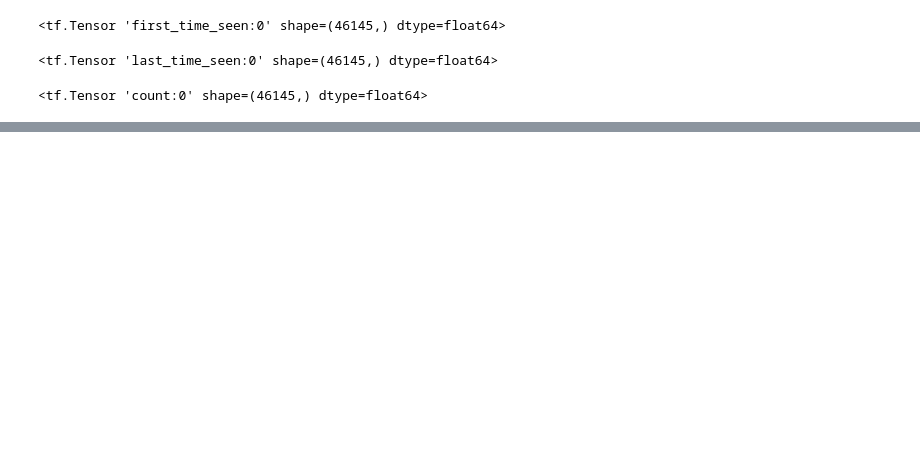
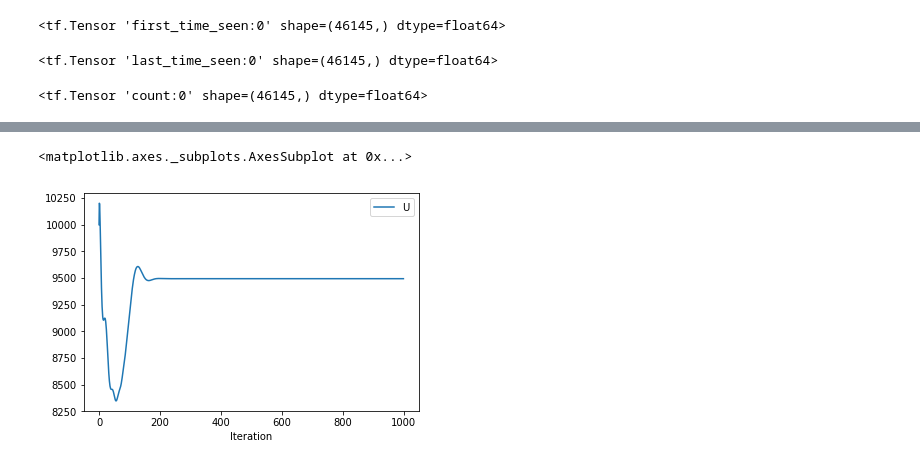
Before and after one commit to ipeirotis/mturk_demographics, a Jupyter notebook: 8_Likelihood_Tensorflow.ipynb, the cells around one changed output, grey strips where cells are left out. Drawn from its saved outputs; the diff is of its cells as text; code cells hidden in the pictures; blank space fills up the shorter version.

```diff
--- a/8_Likelihood_Tensorflow.ipynb
+++ b/8_Likelihood_Tensorflow.ipynb
@@ -253,0 +421,5 @@ pd.DataFrame(loss).set_index('Iteration')[ ['a_est','b_est'] ].plot()
+# %%
+pd.DataFrame(loss).set_index('Iteration')[ ['U'] ].plot()
+# %% [output]
+<matplotlib.axes._subplots.AxesSubplot at 0x...>
+[figure, added]
```
Also changed, not shown: parts of 49 cells of this notebook, 1 other file.
